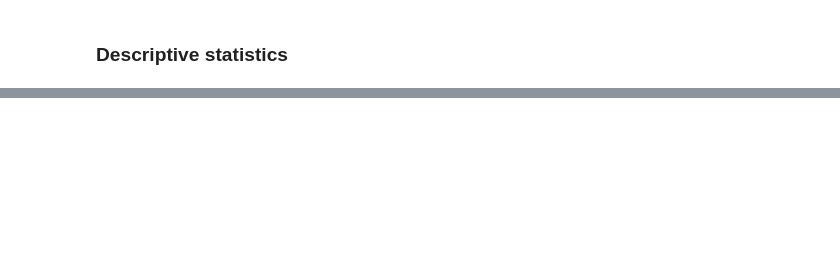
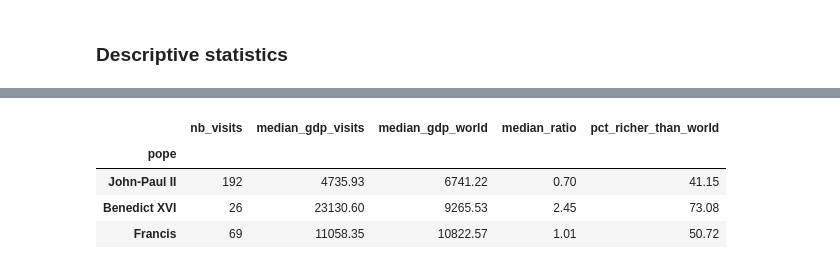
Before and after one commit to arthurdrk/projet-discours, a Jupyter notebook: Report.ipynb, the cells around one changed output, grey strips where cells are left out. Cells and saved outputs as stored; diff of their text form; code cells hidden in the pictures; blank space fills up the shorter version.

```diff
--- a/Report.ipynb
+++ b/Report.ipynb
@@ -366,0 +551,19 @@ plt.show()
+# %%
+gdp = visits.dropna(subset=["gdp_ratio"]).copy()
+gdp["richer_than_world"] = gdp["gdp_ratio"] > 1
+
+gdp_table = gdp.groupby("pope").agg(
+    nb_visits=("gdp_ratio", "size"),
+    median_gdp_visits=("gdp_per_capita", "median"),
+    median_gdp_world=("world_gdp_per_capita", "median"),
+    median_ratio=("gdp_ratio", "median"),
+    pct_richer_than_world=("richer_than_world", "mean"),
+).loc[POPES]
+gdp_table["pct_richer_than_world"] = gdp_table["pct_richer_than_world"] * 100
+gdp_table.round(2)
+# %% [output]
+|  | nb_visits | median_gdp_visits | median_gdp_world | median_ratio | pct_richer_than_world |
+| pope |  |  |  |  |  |
+| John-Paul II | 192 | 4735.93 | 6741.22 | 0.70 | 41.15 |
+| Benedict XVI | 26 | 23130.60 | 9265.53 | 2.45 | 73.08 |
+| Francis | 69 | 11058.35 | 10822.57 | 1.01 | 50.72 |
```
Also changed, not shown: parts of 34 cells of this notebook, 2 other files.
